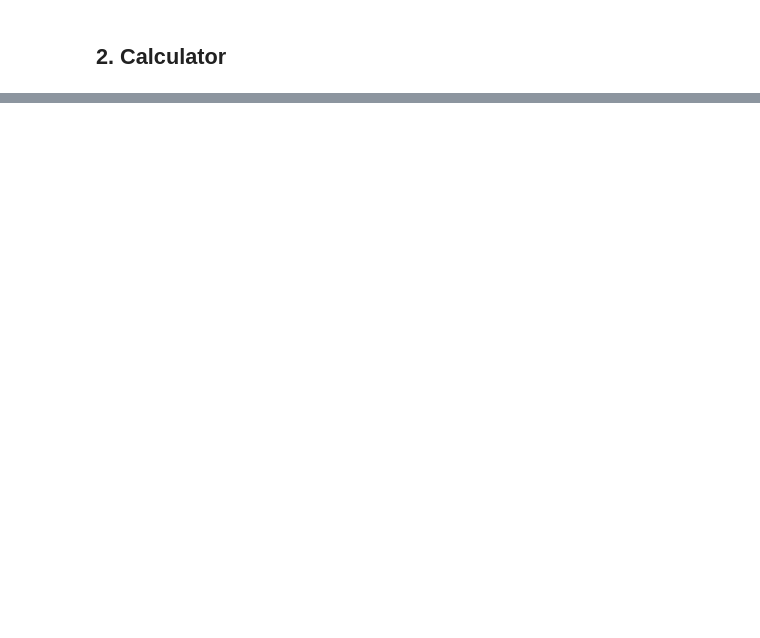
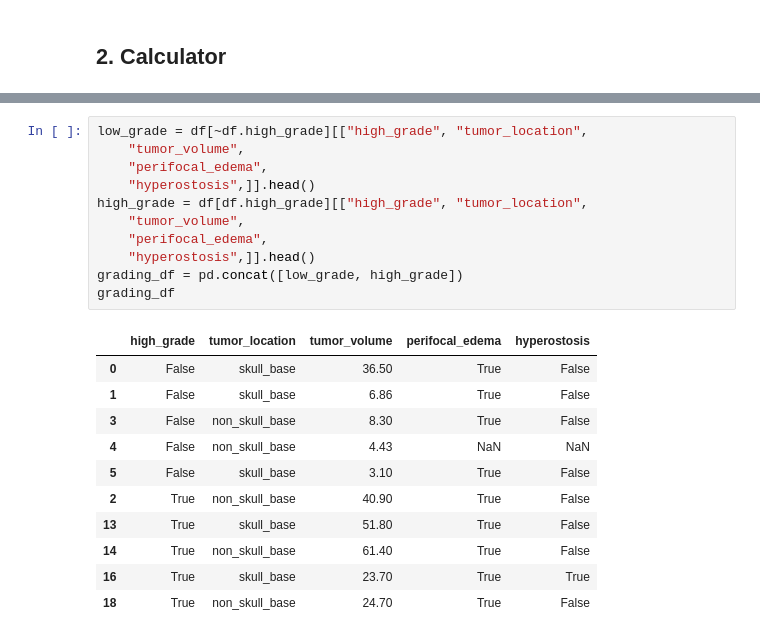
Before and after one commit to DrAndrushka/meningioma-atypier, a Jupyter notebook: heavy_machinery/calculator_test.ipynb, the cells around one changed output, grey strips where cells are left out. Saved outputs shown, nothing was run; the diff lists cells and outputs as text; blank space fills up the shorter version.

```diff
--- a/heavy_machinery/calculator_test.ipynb
+++ b/heavy_machinery/calculator_test.ipynb
@@ -89,3 +71,26 @@ df[~df.high_grade][["max_diameter_cm",
+# %%
+low_grade = df[~df.high_grade][["high_grade", "tumor_location",
+    "tumor_volume",
+    "perifocal_edema",
+    "hyperostosis",]].head()
+high_grade = df[df.high_grade][["high_grade", "tumor_location",
+    "tumor_volume",
+    "perifocal_edema",
+    "hyperostosis",]].head()
+grading_df = pd.concat([low_grade, high_grade])
+grading_df
+# %% [output]
+|  | high_grade | tumor_location | tumor_volume | perifocal_edema | hyperostosis |
+| 0 | False | skull_base | 36.50 | True | False |
+| 1 | False | skull_base | 6.86 | True | False |
+| 3 | False | non_skull_base | 8.30 | True | False |
+| 4 | False | non_skull_base | 4.43 | NaN | NaN |
+| 5 | False | skull_base | 3.10 | True | False |
+| 2 | True | non_skull_base | 40.90 | True | False |
+| 13 | True | skull_base | 51.80 | True | False |
+| 14 | True | non_skull_base | 61.40 | True | False |
+| 16 | True | skull_base | 23.70 | True | True |
+| 18 | True | non_skull_base | 24.70 | True | False |
 # %%
 def _safe_z_denominator(sd: float) -> float:
     if pd.isna(sd) or not np.isfinite(sd) or sd == 0:
```
Also changed, not shown: parts of 26 cells of this notebook, 5 other files.
